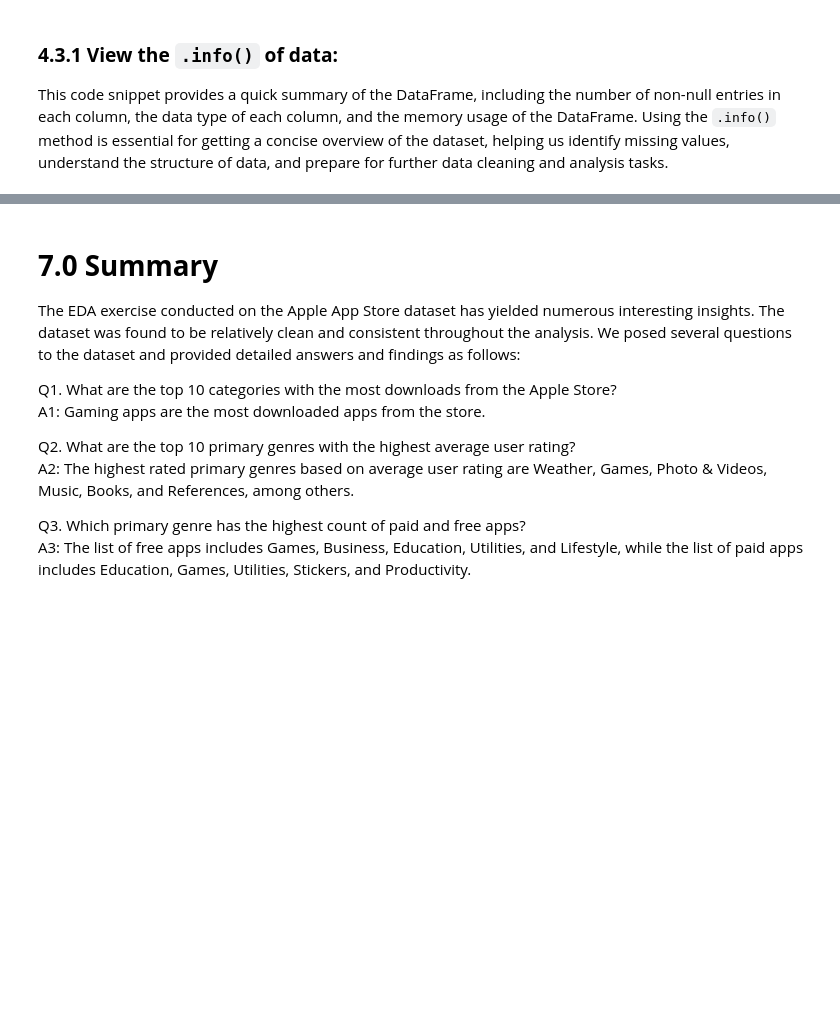
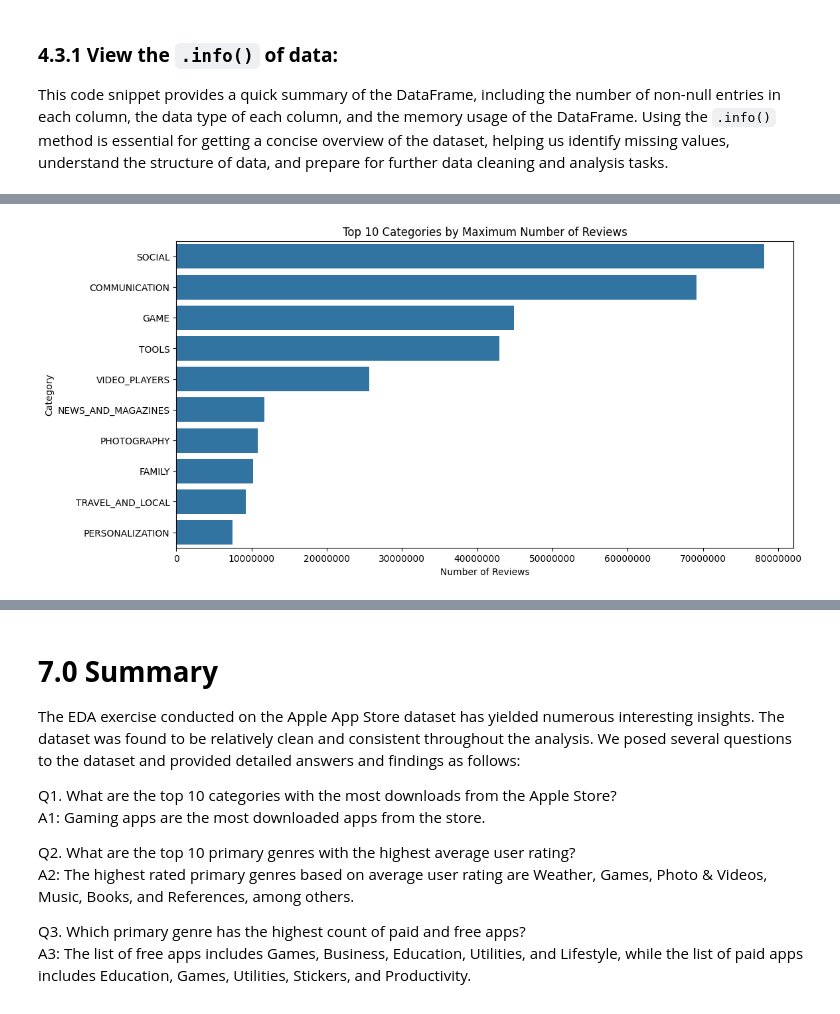
Before and after one commit to fitfaizan/Python-Jupyter-Notebooks, a Jupyter notebook: google_play_apps_EDA/My_Template.ipynb, the cells around one changed output, grey strips where cells are left out. Drawn from its saved outputs; the diff is of its cells as text; code cells hidden in the pictures; blank space fills up the shorter version.

```diff
--- a/google_play_apps_EDA/My_Template.ipynb
+++ b/google_play_apps_EDA/My_Template.ipynb
@@ -217,0 +502,11 @@ Although App_name may have duplications, the records are unique as a whole, with
+# %%
+# Visual representation of top 10 categories with maximum number of reviews
+plt.figure(figsize=(12, 6))
+sns.barplot(x='Reviews', y='Category', data=df, estimator=max, ci=None, order=df.groupby('Category')['Reviews'].max().sort_values(ascending=False).head(10).index)
+plt.title('Top 10 Categories by Maximum Number of Reviews')
+plt.ticklabel_format(style='plain', axis='x')
+plt.xlabel('Number of Reviews')
+plt.ylabel('Category')
+plt.show()
+# %% [output]
+[figure, added]
```
Also changed, not shown: parts of 85 cells of this notebook, 3 other files.
